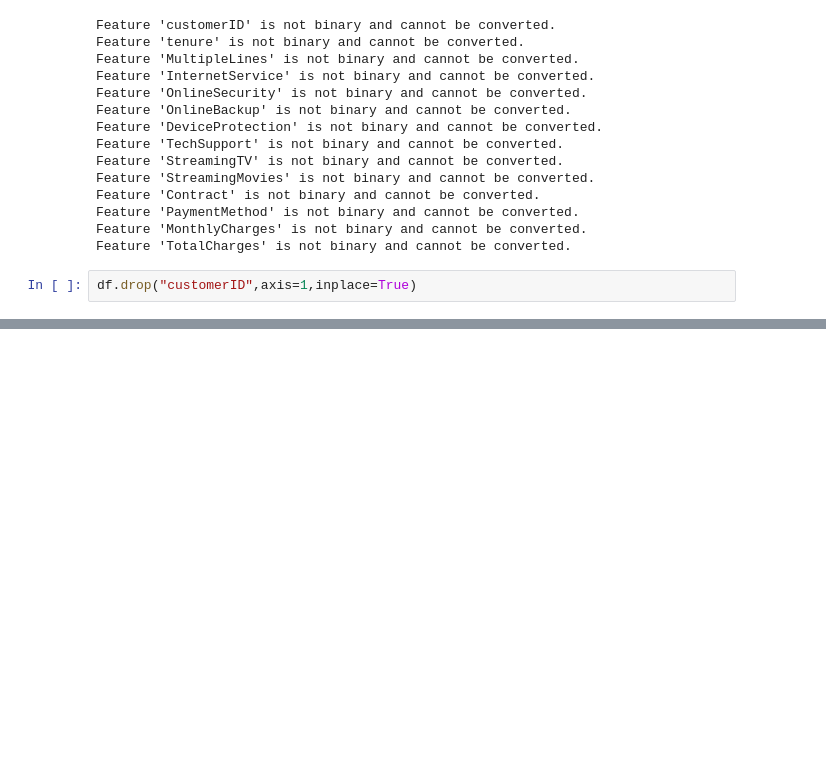
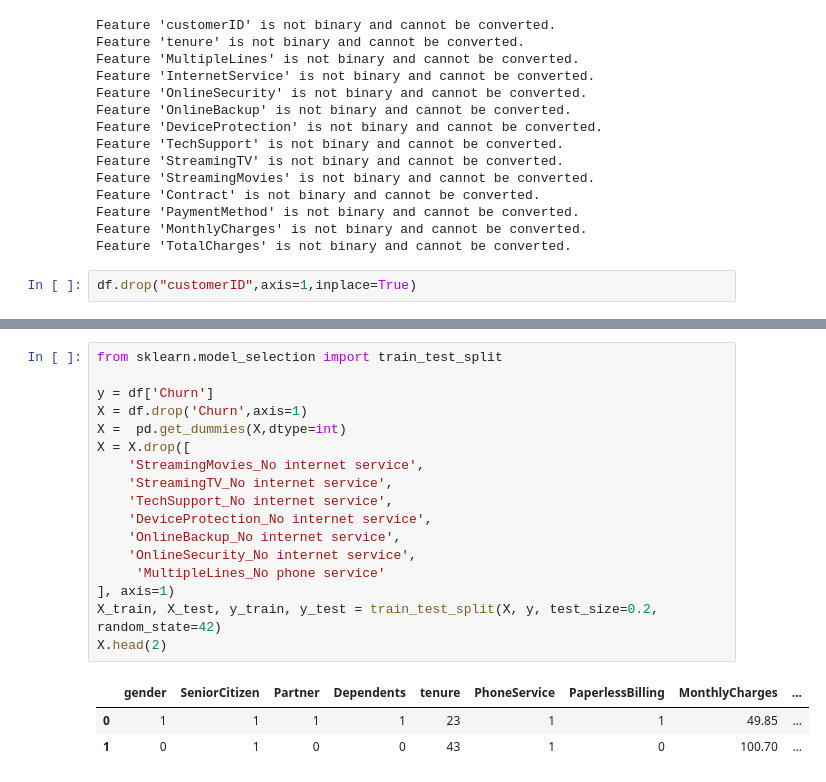
Before and after one commit to rohanbmandrai/AI_ML_DL_Projects, a Jupyter notebook: ML_Models/Customer_Churn_Prediction.ipynb, the cells around one changed output, grey strips where cells are left out. Saved outputs shown, nothing was run; the diff lists cells and outputs as text; blank space fills up the shorter version.

```diff
--- a/ML_Models/Customer_Churn_Prediction.ipynb
+++ b/ML_Models/Customer_Churn_Prediction.ipynb
@@ -118,3 +136,24 @@ df.head()
+# %%
+from sklearn.model_selection import train_test_split
+
+y = df['Churn']
+X = df.drop('Churn',axis=1)
+X =  pd.get_dummies(X,dtype=int)
+X = X.drop([
+    'StreamingMovies_No internet service',
+    'StreamingTV_No internet service',
+    'TechSupport_No internet service',
+    'DeviceProtection_No internet service',
+    'OnlineBackup_No internet service',
+    'OnlineSecurity_No internet service',
+     'MultipleLines_No phone service'
+], axis=1)
+X_train, X_test, y_train, y_test = train_test_split(X, y, test_size=0.2, random_state=42)
+X.head(2)
+# %% [output]
+|  | gender | SeniorCitizen | Partner | Dependents | tenure | PhoneService | PaperlessBilling | MonthlyCharges | ... |
+| 0 | 1 | 1 | 1 | 1 | 23 | 1 | 1 | 49.85 | ... |
+| 1 | 0 | 1 | 0 | 0 | 43 | 1 | 0 | 100.70 | ... |
 # %%
 def conv_binary(feature_name):
     if df[feature_name].dtype == 'int64' or df[feature_name].dtype == 'float64':
```
Also changed, not shown: parts of 10 cells of this notebook.
